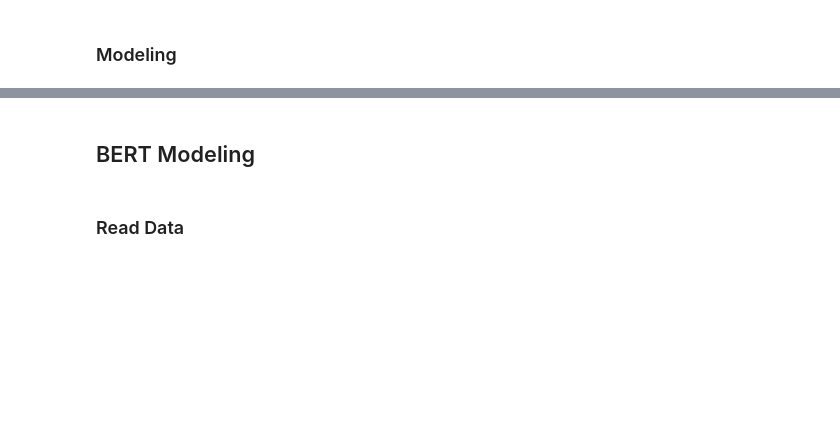
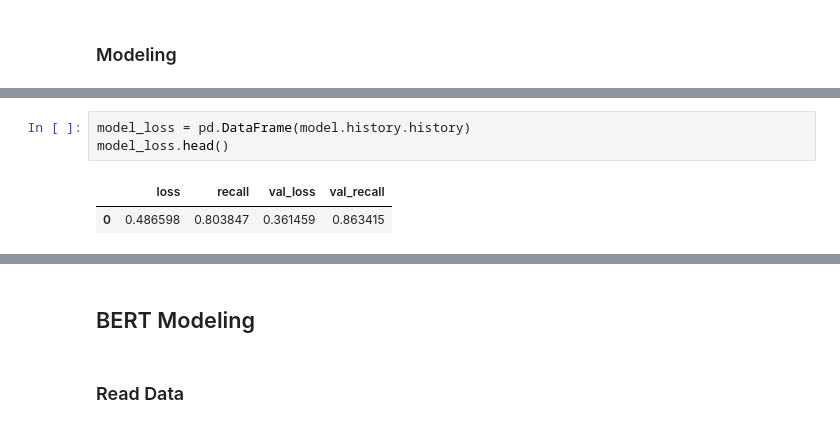
Before and after one commit to Furkan-Coskun/NLP, a Jupyter notebook: NLP_Sentiment_Analysis_Project.ipynb, the cells around one changed output, grey strips where cells are left out. Saved outputs shown, nothing was run; the diff lists cells and outputs as text; blank space fills up the shorter version.

```diff
--- a/NLP_Sentiment_Analysis_Project.ipynb
+++ b/NLP_Sentiment_Analysis_Project.ipynb
@@ -1724,0 +1809,6 @@ tokenizer.word_index
+# %%
+model_loss = pd.DataFrame(model.history.history)
+model_loss.head()
+# %% [output]
+|  | loss | recall | val_loss | val_recall |
+| 0 | 0.486598 | 0.803847 | 0.361459 | 0.863415 |
```
Also changed, not shown: parts of 40 cells of this notebook.
